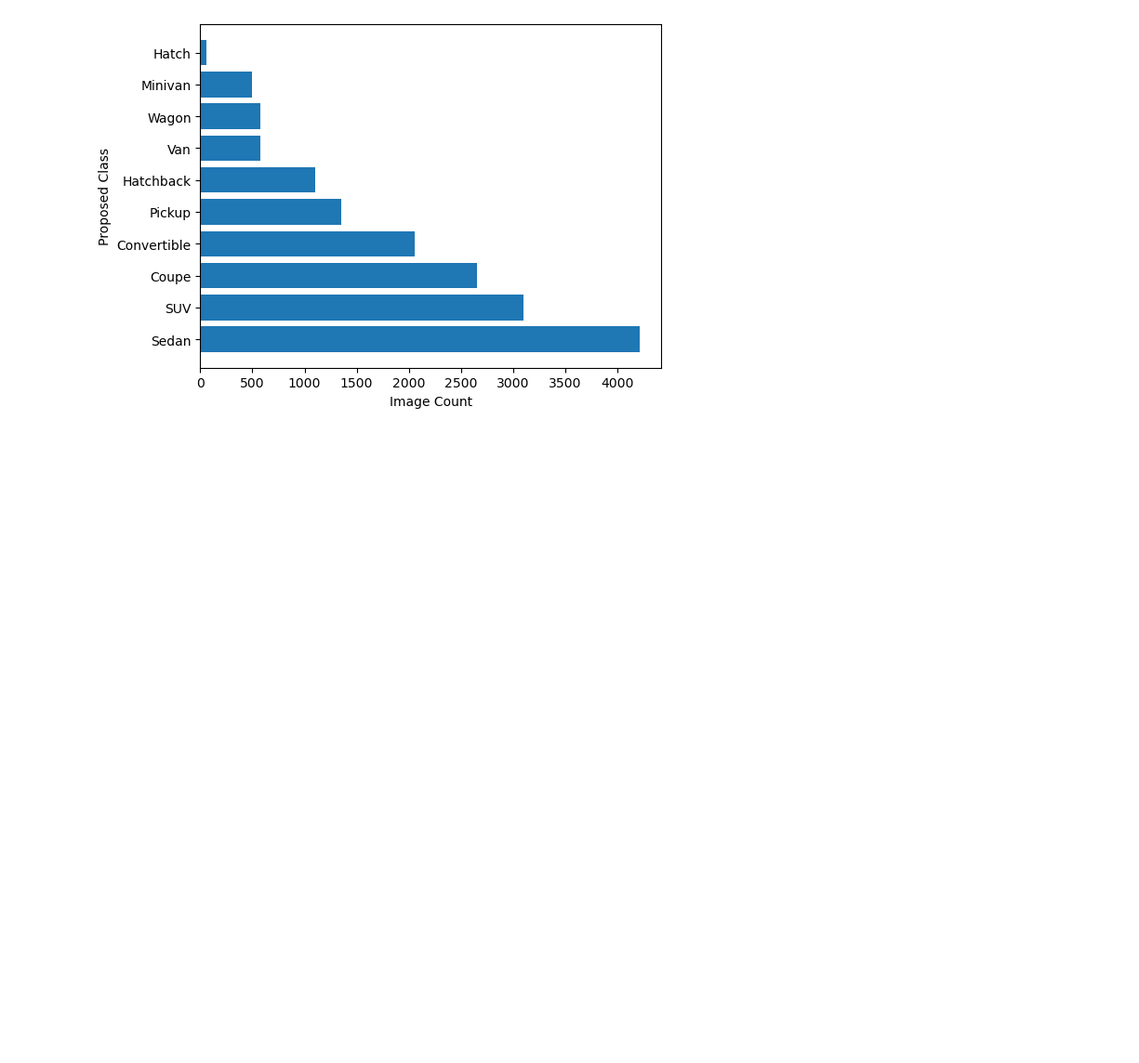
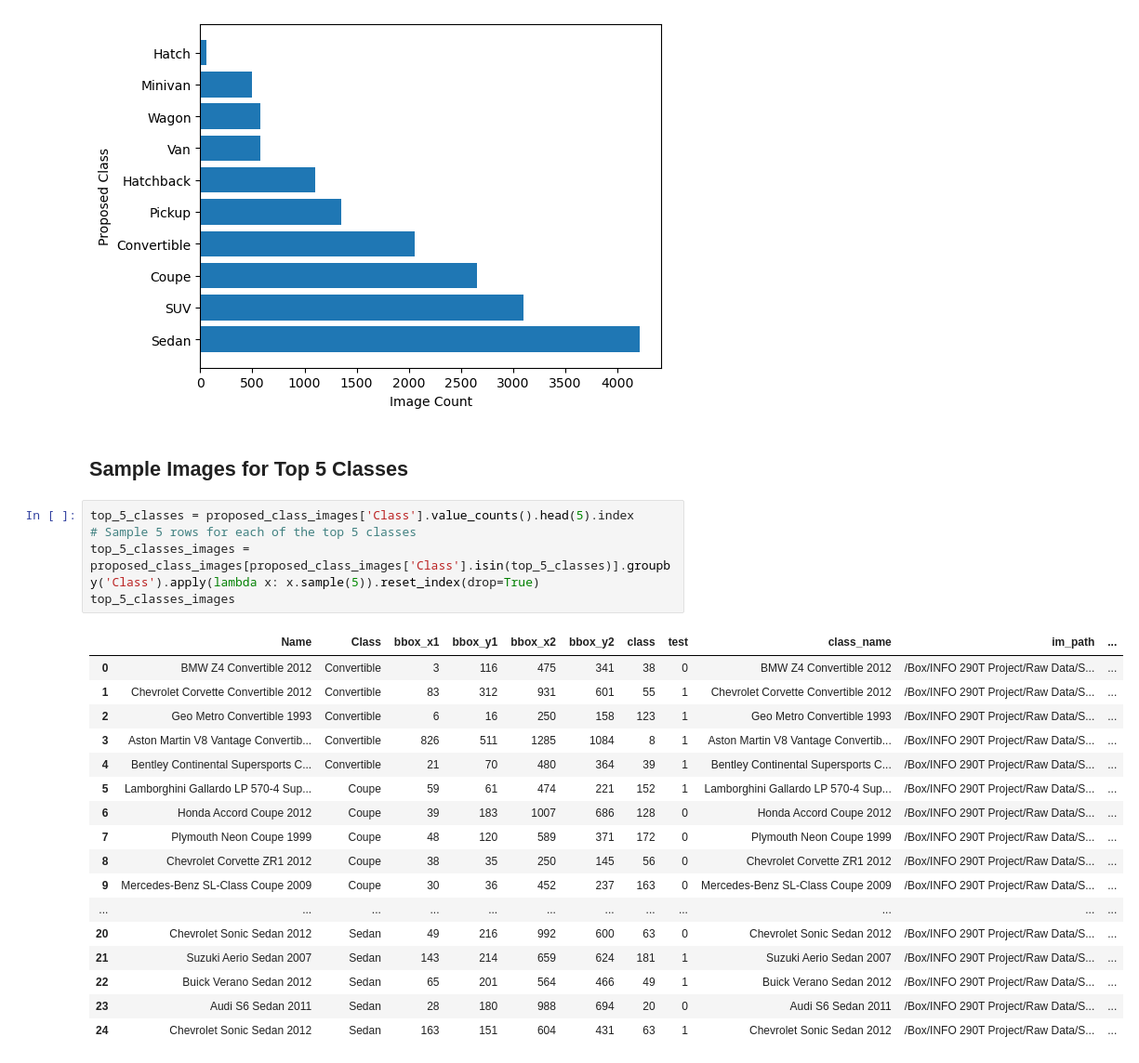
Before and after one commit to ijyliu/computer-vision-project, a Jupyter notebook: Code/Class Statistics.ipynb, the cells around one changed output. Shown at 93% size. Drawn from its saved outputs; the diff is of its cells as text; blank space fills up the shorter version.

```diff
--- a/Code/Class Statistics.ipynb
+++ b/Code/Class Statistics.ipynb
@@ -117,3 +121,28 @@ Minivan         498
 Hatch            55
 Name: count, dtype: int64
 [figure]
+# %% [markdown]
+## Sample Images for Top 5 Classes
+# %%
+top_5_classes = proposed_class_images['Class'].value_counts().head(5).index
+# Sample 5 rows for each of the top 5 classes
+top_5_classes_images = proposed_class_images[proposed_class_images['Class'].isin(top_5_classes)].groupby('Class').apply(lambda x: x.sample(5)).reset_index(drop=True)
+top_5_classes_images
+# %% [output]
+|  | Name | Class | bbox_x1 | bbox_y1 | bbox_x2 | bbox_y2 | class | test | class_name | im_path | ... |
+| 0 | BMW Z4 Convertible 2012 | Convertible | 3 | 116 | 475 | 341 | 38 | 0 | BMW Z4 Convertible 2012 | /Box/INFO 290T Project/Raw Data/S... | ... |
+| 1 | Chevrolet Corvette Convertible 2012 | Convertible | 83 | 312 | 931 | 601 | 55 | 1 | Chevrolet Corvette Convertible 2012 | /Box/INFO 290T Project/Raw Data/S... | ... |
+| 2 | Geo Metro Convertible 1993 | Convertible | 6 | 16 | 250 | 158 | 123 | 1 | Geo Metro Convertible 1993 | /Box/INFO 290T Project/Raw Data/S... | ... |
+| 3 | Aston Martin V8 Vantage Convertib... | Convertible | 826 | 511 | 1285 | 1084 | 8 | 1 | Aston Martin V8 Vantage Convertib... | /Box/INFO 290T Project/Raw Data/S... | ... |
+| 4 | Bentley Continental Supersports C... | Convertible | 21 | 70 | 480 | 364 | 39 | 1 | Bentley Continental Supersports C... | /Box/INFO 290T Project/Raw Data/S... | ... |
+| 5 | Lamborghini Gallardo LP 570-4 Sup... | Coupe | 59 | 61 | 474 | 221 | 152 | 1 | Lamborghini Gallardo LP 570-4 Sup... | /Box/INFO 290T Project/Raw Data/S... | ... |
+| 6 | Honda Accord Coupe 2012 | Coupe | 39 | 183 | 1007 | 686 | 128 | 0 | Honda Accord Coupe 2012 | /Box/INFO 290T Project/Raw Data/S... | ... |
+| 7 | Plymouth Neon Coupe 1999 | Coupe | 48 | 120 | 589 | 371 | 172 | 0 | Plymouth Neon Coupe 1999 | /Box/INFO 290T Project/Raw Data/S... | ... |
+| 8 | Chevrolet Corvette ZR1 2012 | Coupe | 38 | 35 | 250 | 145 | 56 | 0 | Chevrolet Corvette ZR1 2012 | /Box/INFO 290T Project/Raw Data/S... | ... |
+| 9 | Mercedes-Benz SL-Class Coupe 2009 | Coupe | 30 | 36 | 452 | 237 | 163 | 0 | Mercedes-Benz SL-Class Coupe 2009 | /Box/INFO 290T Project/Raw Data/S... | ... |
+| ... | ... | ... | ... | ... | ... | ... | ... | ... | ... | ... | ... |
+| 20 | Chevrolet Sonic Sedan 2012 | Sedan | 49 | 216 | 992 | 600 | 63 | 0 | Chevrolet Sonic Sedan 2012 | /Box/INFO 290T Project/Raw Data/S... | ... |
+| 21 | Suzuki Aerio Sedan 2007 | Sedan | 143 | 214 | 659 | 624 | 181 | 1 | Suzuki Aerio Sedan 2007 | /Box/INFO 290T Project/Raw Data/S... | ... |
+| 22 | Buick Verano Sedan 2012 | Sedan | 65 | 201 | 564 | 466 | 49 | 1 | Buick Verano Sedan 2012 | /Box/INFO 290T Project/Raw Data/S... | ... |
+| 23 | Audi S6 Sedan 2011 | Sedan | 28 | 180 | 988 | 694 | 20 | 0 | Audi S6 Sedan 2011 | /Box/INFO 290T Project/Raw Data/S... | ... |
+| 24 | Chevrolet Sonic Sedan 2012 | Sedan | 163 | 151 | 604 | 431 | 63 | 1 | Chevrolet Sonic Sedan 2012 | /Box/INFO 290T Project/Raw Data/S... | ... |
```
Also changed, not shown: parts of 4 cells of this notebook, 3 other files.
